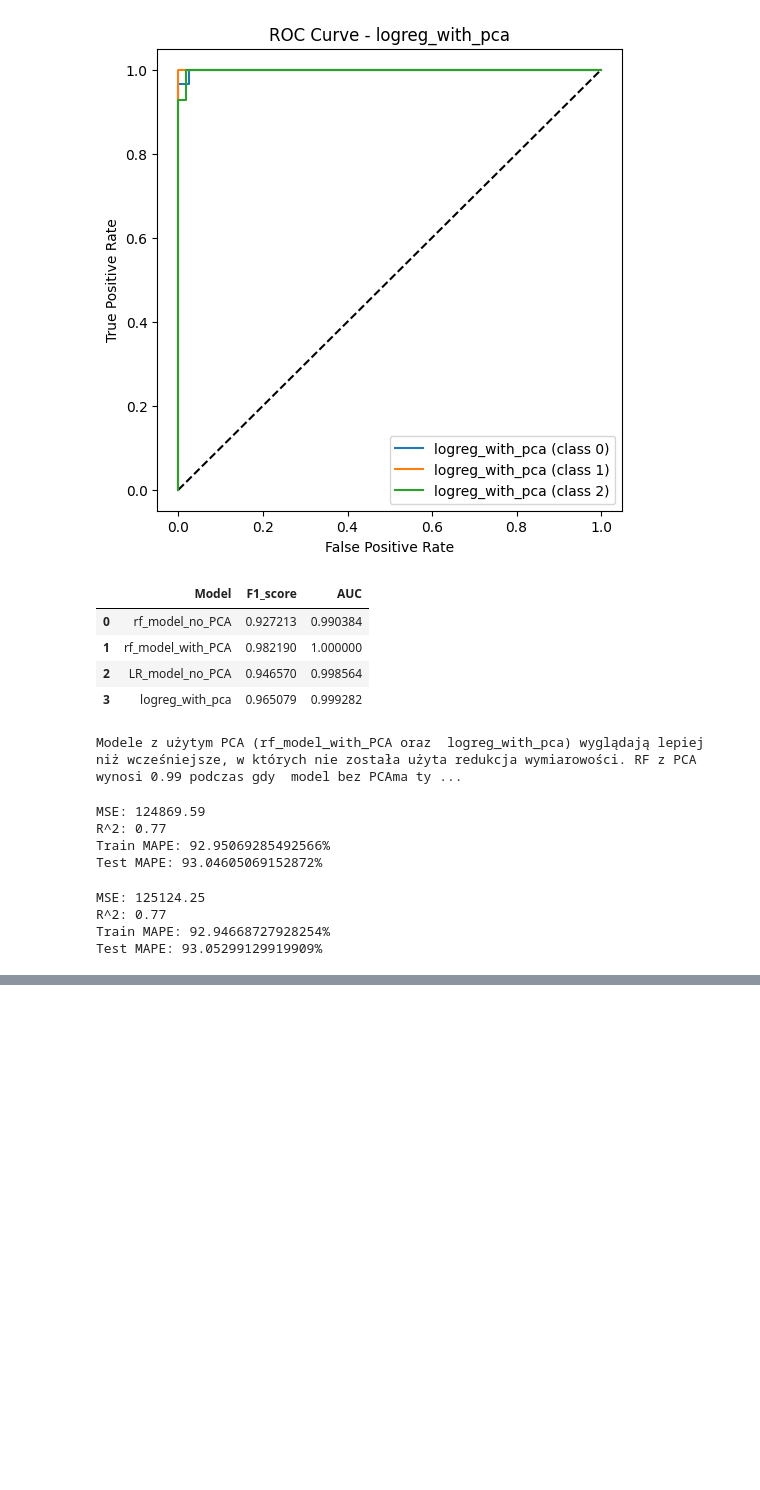
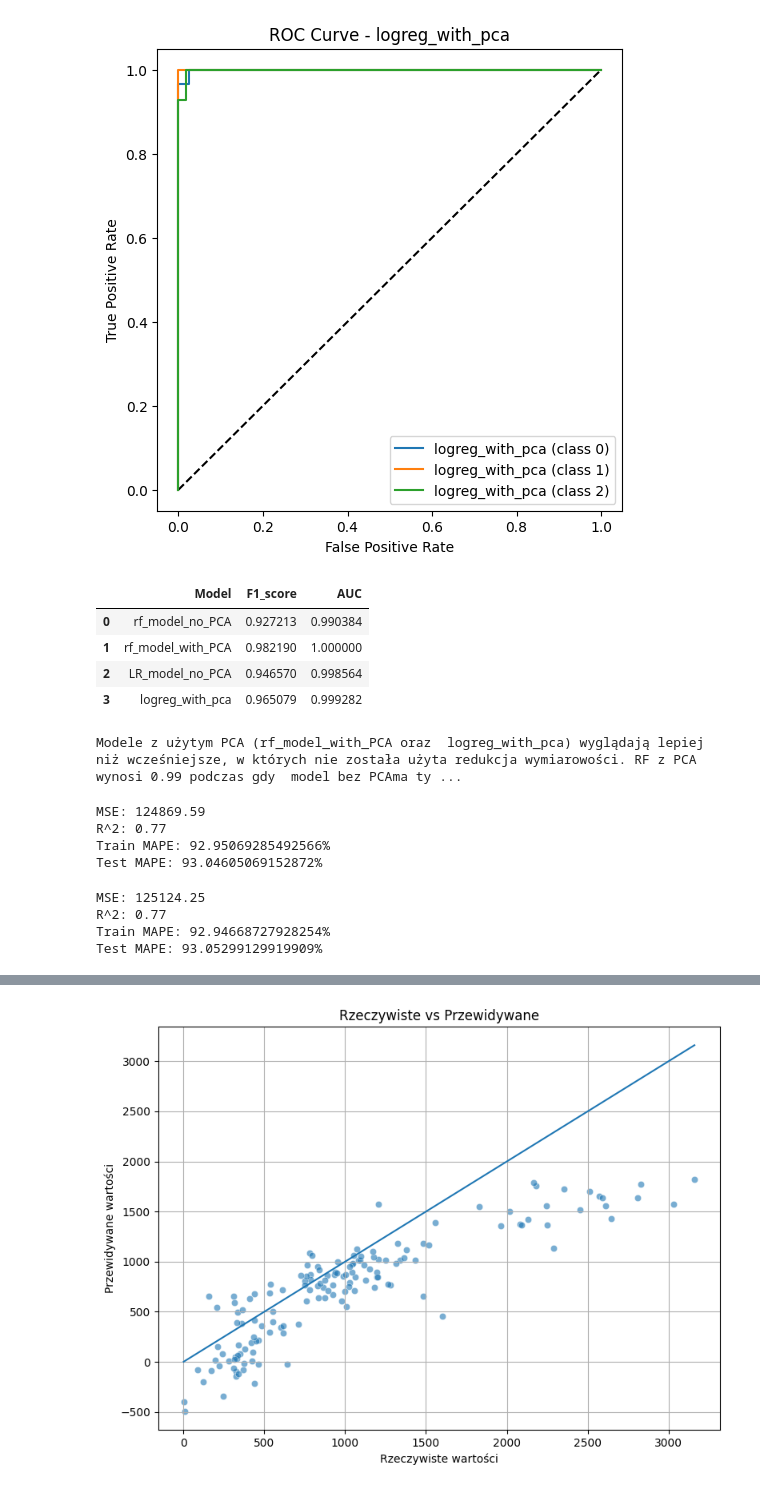
Before and after one commit to Piozel/Penguins_PCA, a Jupyter notebook: Zadanie_penguins_PCA.ipynb, the cells around one changed output, grey strips where cells are left out. Cells and saved outputs as stored; diff of their text form; code cells hidden in the pictures; blank space fills up the shorter version.

```diff
--- a/Zadanie_penguins_PCA.ipynb
+++ b/Zadanie_penguins_PCA.ipynb
@@ -361,0 +472,92 @@ Test MAPE: 93.05299129919909%
+# %%
+from sklearn.pipeline import Pipeline
+from sklearn.compose import ColumnTransformer
+from sklearn.preprocessing import OneHotEncoder, PowerTransformer, StandardScaler, PolynomialFeatures
+from sklearn.linear_model import ElasticNet, Ridge
+from sklearn.model_selection import GridSearchCV, train_test_split
+from sklearn.metrics import mean_squared_error
+import numpy as np
+import pandas as pd
+
+# Podział na zmienne objaśniające i zmienną objaśnianą
+X = bike_data[numeric_features + categorical_features].copy()
+y = bike_data[target].copy()
+
+# Podział na zbiór treningowy i testowy
+X_train, X_test, y_train, y_test = train_test_split(X, y, test_size=0.2, shuffle=False, random_state=42)
+
+# Pipeline dla zmiennych numerycznych
+numeric_transformer = Pipeline(steps=[
+    ('scaler', StandardScaler()),  # Normalizacja cech
+    ('polynomialfeatures', PolynomialFeatures(include_bias=False))  # Wielomiany bez biasu
+])
+
+# Pipeline dla zmiennych kategorycznych
+categorical_transformer = Pipeline(steps=[
+    ('onehot', OneHotEncoder(handle_unknown='ignore', drop='first'))  # Uniknięcie pułapki pozorności
+])
+
+# ColumnTransformer do przetwarzania cech
+preprocessor = ColumnTransformer(
+    transformers=[
+        ('num', numeric_transformer, numeric_features),
+        ('cat', categorical_transformer, categorical_features)
+    ]
+)
+
+# Tworzenie modelu ElasticNet
+final_pipeline = Pipeline(steps=[
+    ('preprocessor', preprocessor),
+    ('regressor', ElasticNet(max_iter=10000, tol=1e-3))  # Więcej iteracji, mniejsza tolerancja
+])
+
+# Definicja siatki hiperparametrów
+grid_params = {
+    'preprocessor__num__polynomialfeatures__degree': [1, 2, 3, 4, 5],
+    'regressor__alpha': [0.001, 0.01, 0.1, 1.0, 10.0],
+    'regressor__l1_ratio': np.linspace(0, 1, 5)  # Testowanie różnych proporcji Lasso/Ridge
+}
+
+# Ustawienie domyślnej walidacji krzyżowej, jeśli `cv` nie jest wcześniej zdefiniowane
+cv = 5 if 'cv' not in globals() else cv
+
+# GridSearchCV
+final_grid_search = GridSearchCV(final_pipeline, grid_params, scoring='neg_mean_squared_error', cv=cv, n_jobs=-1)
+final_grid_search.fit(X_train, y_train)
+
+# Najlepsze hiperparametry
+print("\nNajlepsze hiperparametry:", final_grid_search.best_params_, "\n")
+
+# Przewidywania na zbiorze testowym
+final_model = final_grid_search.best_estimator_
+predictions = final_model.predict(X_test)
+
+# Ocena modelu
+trainr2 = r2_score(y_test, predictions)
+mae = mean_absolute_error(y_test, predictions)
+mape = mean_absolute_percentage_error(y_test, predictions)
+mse = mean_squared_error(y_test, predictions)
+rmse = np.sqrt(mean_squared_error(y_test, predictions))
+
+print(f'''
+Train R^2: {trainr2:.4f}
+MAE : {mae:.4f}
+MAPE : {mape:.4f}
+MSE: {mse:.4f}
+RMSE: {rmse:.4f}
+
+''')
+
+import matplotlib.pyplot as plt
+import seaborn as sns
+
+plt.figure(figsize=(8, 6))
+sns.scatterplot(x=y_test, y=predictions, alpha=0.6)
+plt.plot([y_test.min(), y_test.max()], [y_test.min(), y_test.max()])  # linia idealna
+plt.xlabel('Rzeczywiste wartości')
+plt.ylabel('Przewidywane wartości')
+plt.title('Rzeczywiste vs Przewidywane')
+plt.grid(True)
+plt.tight_layout()
+plt.show()
+# %% [output]
@@ -361,0 +572 @@ Test MAPE: 93.05299129919909%
+[figure, added]
```
Also changed, not shown: parts of 4 cells of this notebook, 1 other file.
